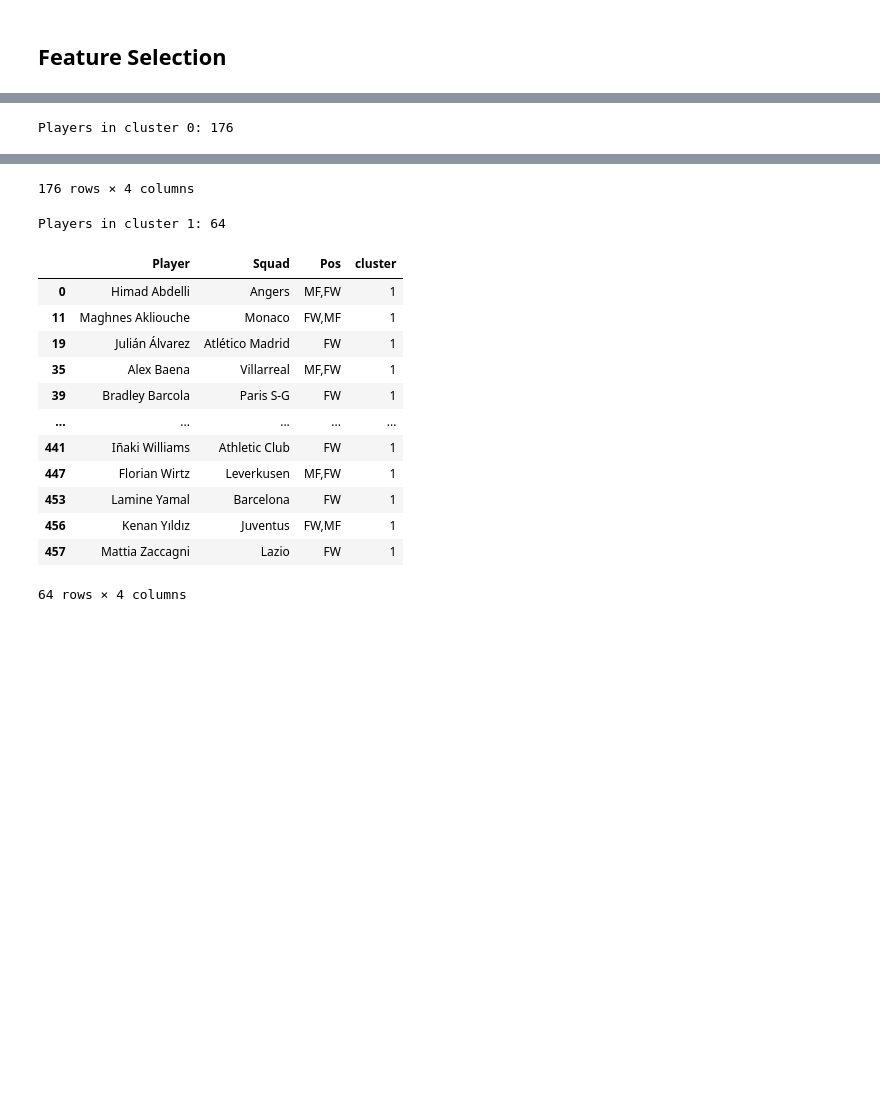
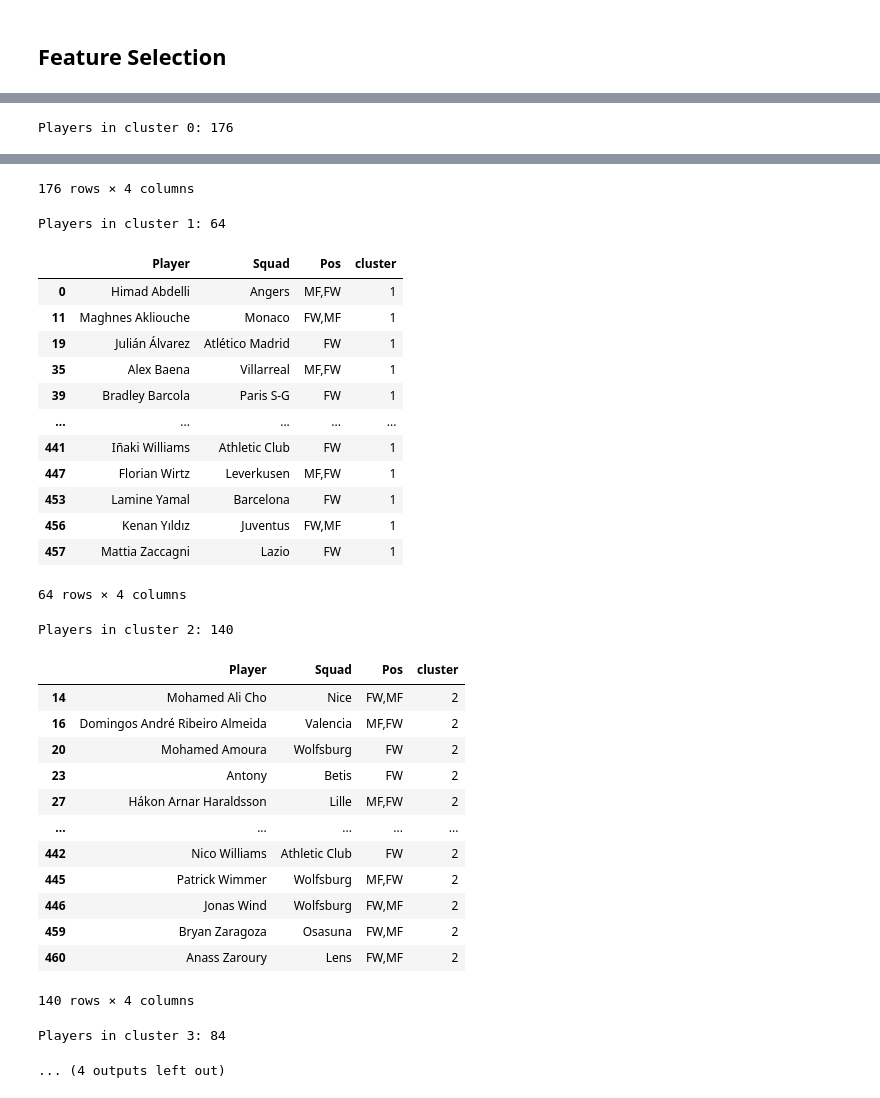
Before and after one commit to HaneefT/Transfer-Oracle, a Jupyter notebook: src/clustering/clustering.ipynb, the cells around one changed output, grey strips where cells are left out. Cells and saved outputs as stored; diff of their text form; code cells hidden in the pictures; blank space fills up the shorter version.

```diff
--- a/src/clustering/clustering.ipynb
+++ b/src/clustering/clustering.ipynb
@@ -265,17 +265,24 @@ plt.show()
 
 cluster_0_players = df_fw[df_fw["cluster"] == 0][["Player", "Squad", "Pos", "cluster"]]
 cluster_1_players = df_fw[df_fw["cluster"] == 1][["Player", "Squad", "Pos", "cluster"]]
-
-# print(f"Players in cluster 0: {len(cluster_0_players)}")
-# cluster_0_players
-
-# cluster_1_players = fw_sel[np.array(clusters) == 1]
-# print(f"Players in cluster 1: {len(cluster_1_players)}")
-# cluster_1_players
+cluster_2_players = df_fw[df_fw["cluster"] == 2][["Player", "Squad", "Pos", "cluster"]]
+cluster_3_players = df_fw[df_fw["cluster"] == 3][["Player", "Squad", "Pos", "cluster"]]
 
 print(f"Players in cluster 0: {len(cluster_0_players)}")
 display(cluster_0_players)
 print(f"Players in cluster 1: {len(cluster_1_players)}")
 display(cluster_1_players)
+print(f"Players in cluster 2: {len(cluster_2_players)}")
+display(cluster_2_players)
+print(f"Players in cluster 3: {len(cluster_3_players)}")
+display(cluster_3_players)
+
+# Implementing KNN to find closest players from within the same cluster
+from sklearn.neighbors import NearestNeighbors
+
+# Use the clusters column to find similar players within the same cluster
+cluster_label = RauL_Jiminez_entries["cluster"].values[0]
+cluster_players = df_fw[df_fw["cluster"] == cluster_label]
+knn = NearestNeighbors(n_neighbors=6)  # 5 closest + itself
 # %% [output]
 Selected features for clustering:
@@ -286,29 +293,45 @@ Calinski-Harabasz Score: 233.59980378826543
 [figure]
 Players in cluster 0: 176
 |  | Player | Squad | Pos | cluster |
 | 3 | Tammy Abraham | Milan | FW | 0 |
 | 4 | Akor Adams | Montpellier | FW | 0 |
 | 6 | Junior Adamu | Freiburg | FW | 0 |
 | 8 | Simon Adingra | Brighton | FW,MF | 0 |
 | 9 | Oladapo Afolayan | St. Pauli | FW,MF | 0 |
 | ... | ... | ... | ... | ... |
 | 455 | Bertuğ Yıldırım | Getafe | FW | 0 |
 | 458 | Alessandro Zanoli | Genoa | FW,DF | 0 |
 | 461 | Joshua Zirkzee | Manchester Utd | FW,MF | 0 |
 | 462 | Budu Zivzivadze | Heidenheim | FW | 0 |
 | 463 | Milan Đurić | Monza | FW | 0 |
 176 rows × 4 columns
 Players in cluster 1: 64
 |  | Player | Squad | Pos | cluster |
 | 0 | Himad Abdelli | Angers | MF,FW | 1 |
 | 11 | Maghnes Akliouche | Monaco | FW,MF | 1 |
 | 19 | Julián Álvarez | Atlético Madrid | FW | 1 |
 | 35 | Alex Baena | Villarreal | MF,FW | 1 |
 | 39 | Bradley Barcola | Paris S-G | FW | 1 |
 | ... | ... | ... | ... | ... |
 | 441 | Iñaki Williams | Athletic Club | FW | 1 |
 | 447 | Florian Wirtz | Leverkusen | MF,FW | 1 |
 | 453 | Lamine Yamal | Barcelona | FW | 1 |
 | 456 | Kenan Yıldız | Juventus | FW,MF | 1 |
 | 457 | Mattia Zaccagni | Lazio | FW | 1 |
 64 rows × 4 columns
+Players in cluster 2: 140
+|  | Player | Squad | Pos | cluster |
+| 14 | Mohamed Ali Cho | Nice | FW,MF | 2 |
+| 16 | Domingos André Ribeiro Almeida | Valencia | MF,FW | 2 |
+| 20 | Mohamed Amoura | Wolfsburg | FW | 2 |
+| 23 | Antony | Betis | FW | 2 |
+| 27 | Hákon Arnar Haraldsson | Lille | MF,FW | 2 |
+| ... | ... | ... | ... | ... |
+| 442 | Nico Williams | Athletic Club | FW | 2 |
+| 445 | Patrick Wimmer | Wolfsburg | MF,FW | 2 |
+| 446 | Jonas Wind | Wolfsburg | FW,MF | 2 |
+| 459 | Bryan Zaragoza | Osasuna | FW,MF | 2 |
+| 460 | Anass Zaroury | Lens | FW,MF | 2 |
+140 rows × 4 columns
+Players in cluster 3: 84
+... (4 outputs left out)
```
Also changed, not shown: parts of 2 cells of this notebook.
